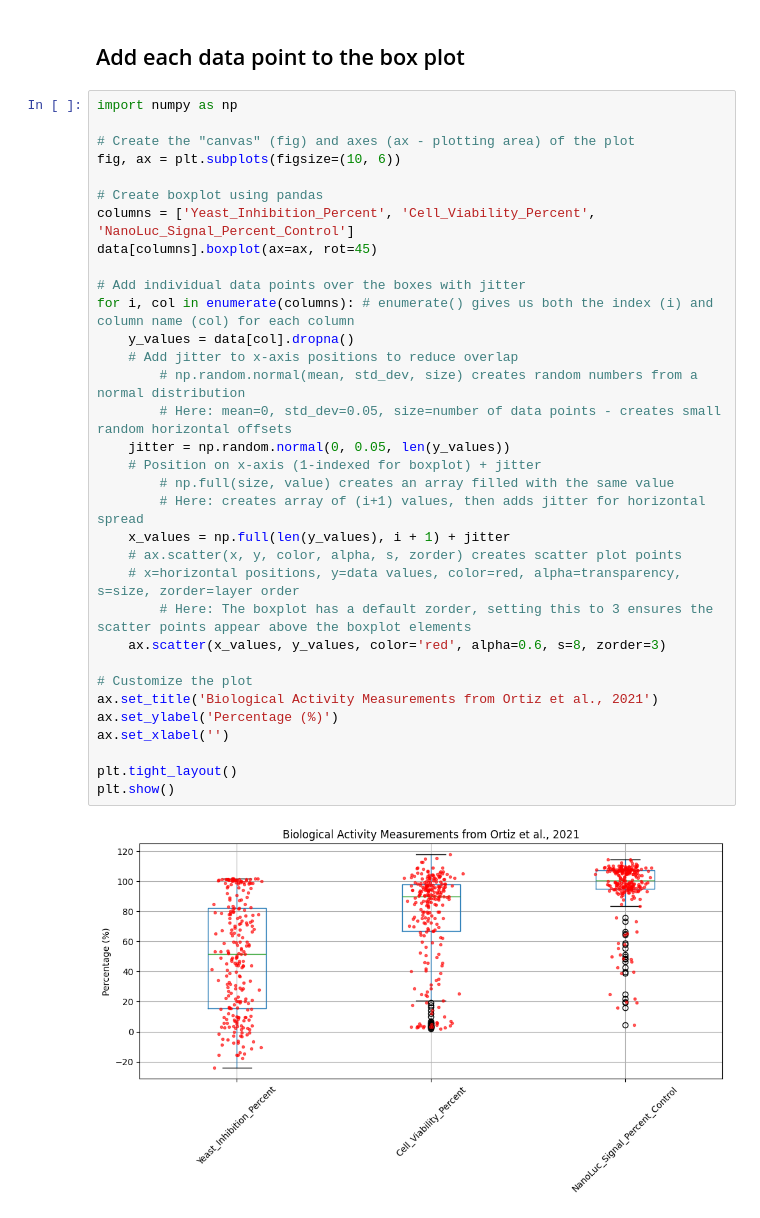
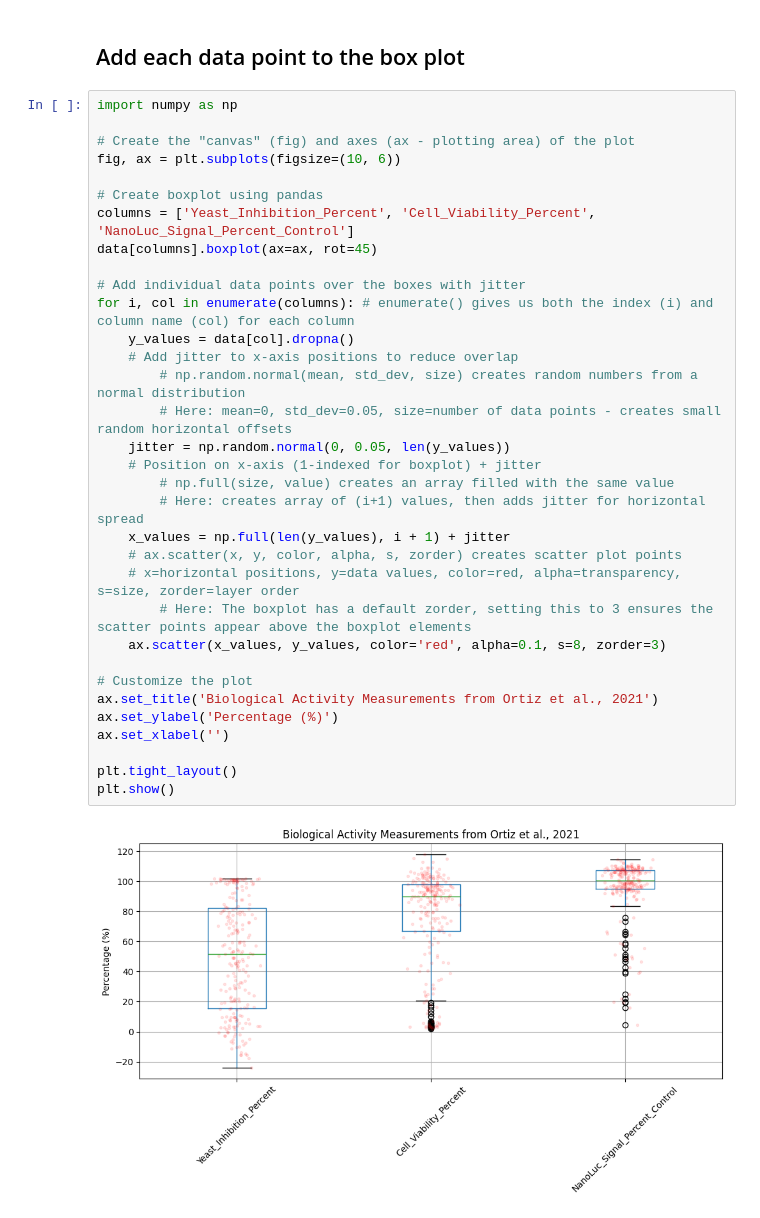
Before and after one commit to meadm/hull_jupyter_demo, a Jupyter notebook: hull_jupyter_demo_clean.ipynb, the cells around one changed output. Cells and saved outputs as stored; diff of their text form.

```diff
--- a/hull_jupyter_demo_clean.ipynb
+++ b/hull_jupyter_demo_clean.ipynb
@@ -46,32 +46,32 @@ import numpy as np
 # Create the "canvas" (fig) and axes (ax - plotting area) of the plot
 fig, ax = plt.subplots(figsize=(10, 6))
 
 # Create boxplot using pandas
 columns = ['Yeast_Inhibition_Percent', 'Cell_Viability_Percent', 'NanoLuc_Signal_Percent_Control']
 data[columns].boxplot(ax=ax, rot=45)
 
 # Add individual data points over the boxes with jitter
 for i, col in enumerate(columns): # enumerate() gives us both the index (i) and column name (col) for each column
     y_values = data[col].dropna()
     # Add jitter to x-axis positions to reduce overlap
         # np.random.normal(mean, std_dev, size) creates random numbers from a normal distribution
         # Here: mean=0, std_dev=0.05, size=number of data points - creates small random horizontal offsets
     jitter = np.random.normal(0, 0.05, len(y_values))
     # Position on x-axis (1-indexed for boxplot) + jitter
         # np.full(size, value) creates an array filled with the same value
         # Here: creates array of (i+1) values, then adds jitter for horizontal spread
     x_values = np.full(len(y_values), i + 1) + jitter
     # ax.scatter(x, y, color, alpha, s, zorder) creates scatter plot points
     # x=horizontal positions, y=data values, color=red, alpha=transparency, s=size, zorder=layer order
         # Here: The boxplot has a default zorder, setting this to 3 ensures the scatter points appear above the boxplot elements
-    ax.scatter(x_values, y_values, color='red', alpha=0.6, s=8, zorder=3)
+    ax.scatter(x_values, y_values, color='red', alpha=0.1, s=8, zorder=3)
 
 # Customize the plot
 ax.set_title('Biological Activity Measurements from Ortiz et al., 2021')
 ax.set_ylabel('Percentage (%)')
 ax.set_xlabel('')
 
 plt.tight_layout()
 plt.show()
 # %% [output]
-[figure, old version]
+[figure, new version]
```
